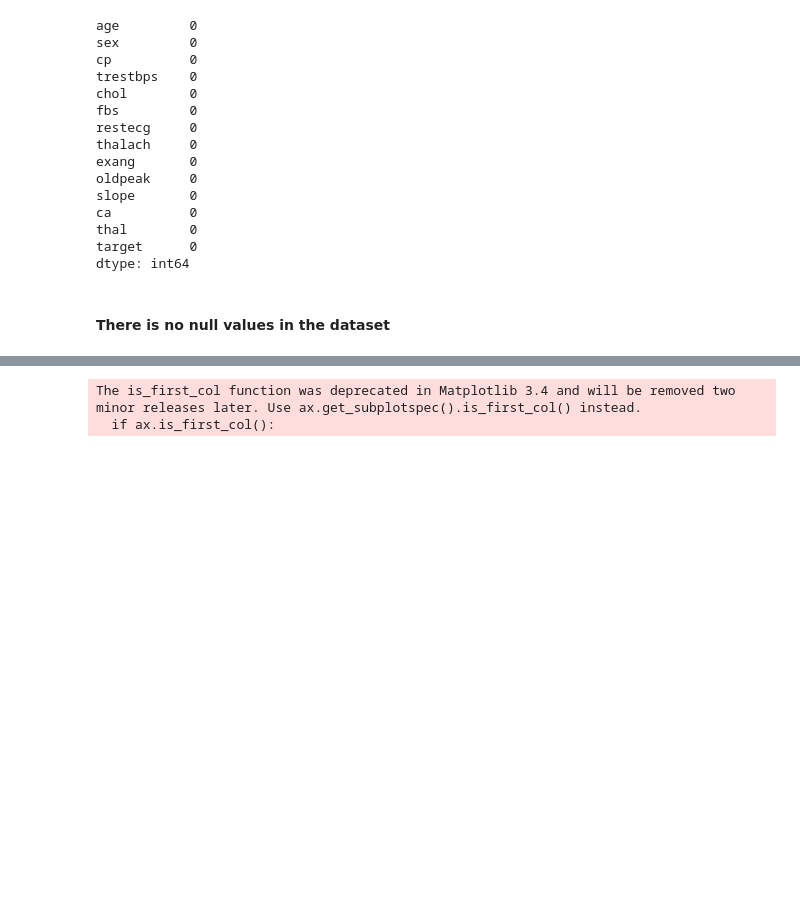
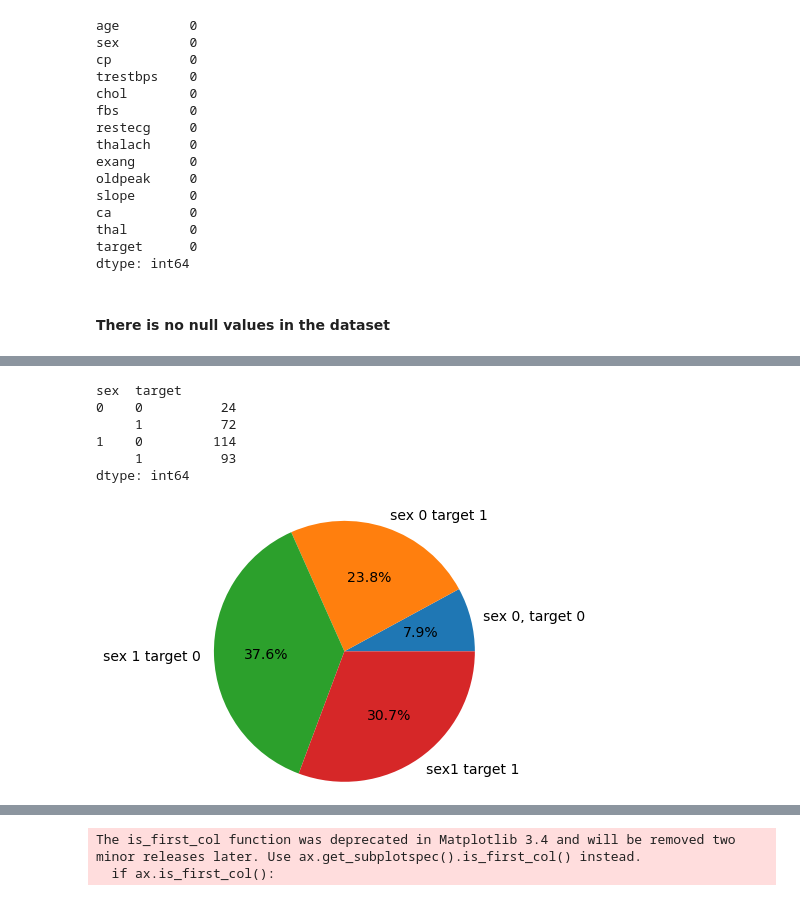
Before and after one commit to SahaAbhisek/Heart-Disease-Prediction-Model, a Jupyter notebook: HeartDiseasePrediction.ipynb, the cells around one changed output, grey strips where cells are left out. Saved outputs shown, nothing was run; the diff lists cells and outputs as text; code cells hidden in the pictures; blank space fills up the shorter version.

```diff
--- a/HeartDiseasePrediction.ipynb
+++ b/HeartDiseasePrediction.ipynb
@@ -90,0 +104,16 @@ df.describe()
+# %%
+df_sex = df.groupby(['sex','target']).size()
+df_sex
+# %% [output]
+sex  target
+0    0          24
+     1          72
+1    0         114
+     1          93
+dtype: int64
+# %%
+plt.pie(df_sex.values, labels=['sex 0, target 0', 'sex 0 target 1', 'sex 1 target 0', 'sex1 target 1'],
+radius=1.5, autopct="%1.1f%%", textprops={"fontsize":14})
+plt.show()
+# %% [output]
+[figure, added]
```
Also changed, not shown: parts of 17 cells of this notebook.
